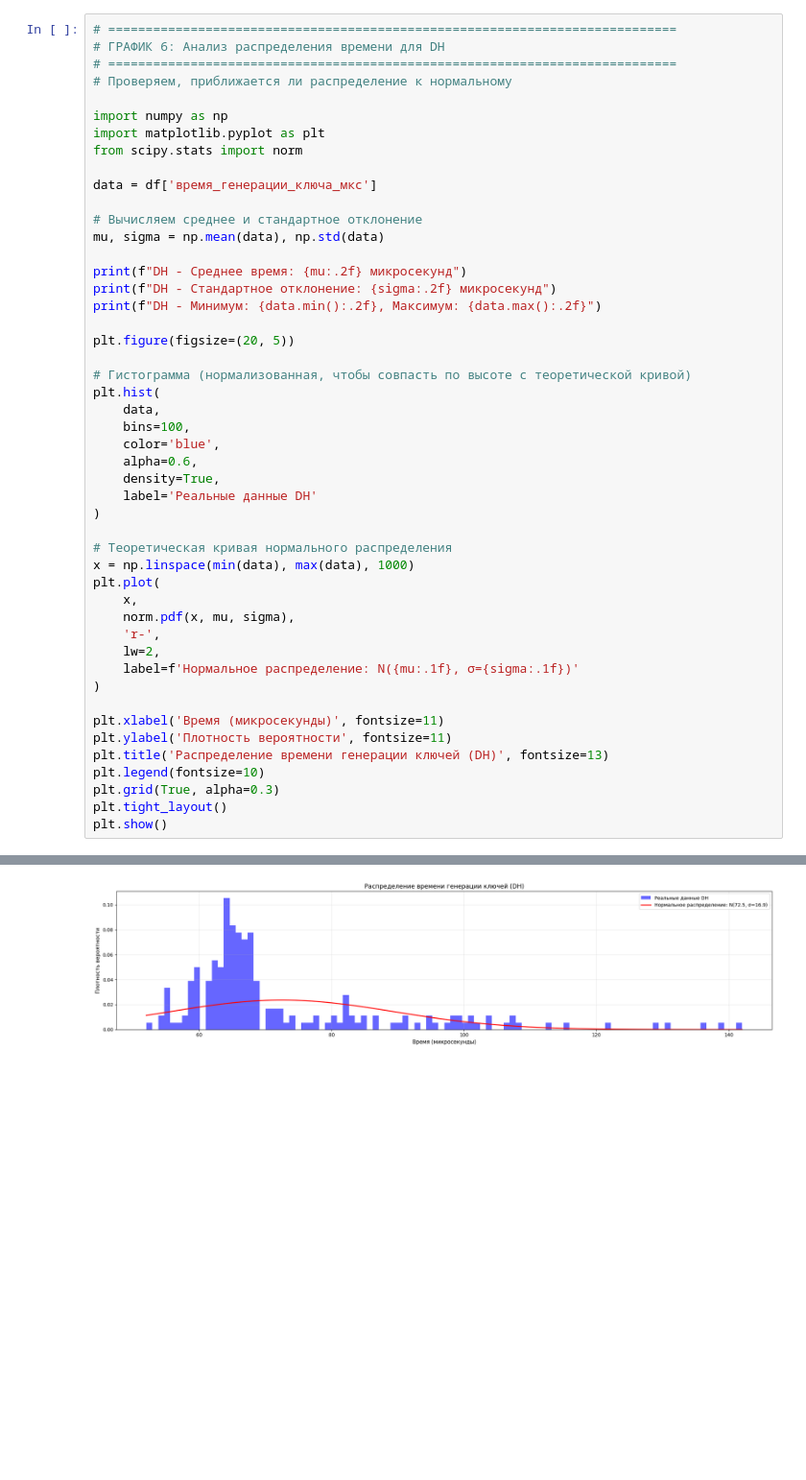
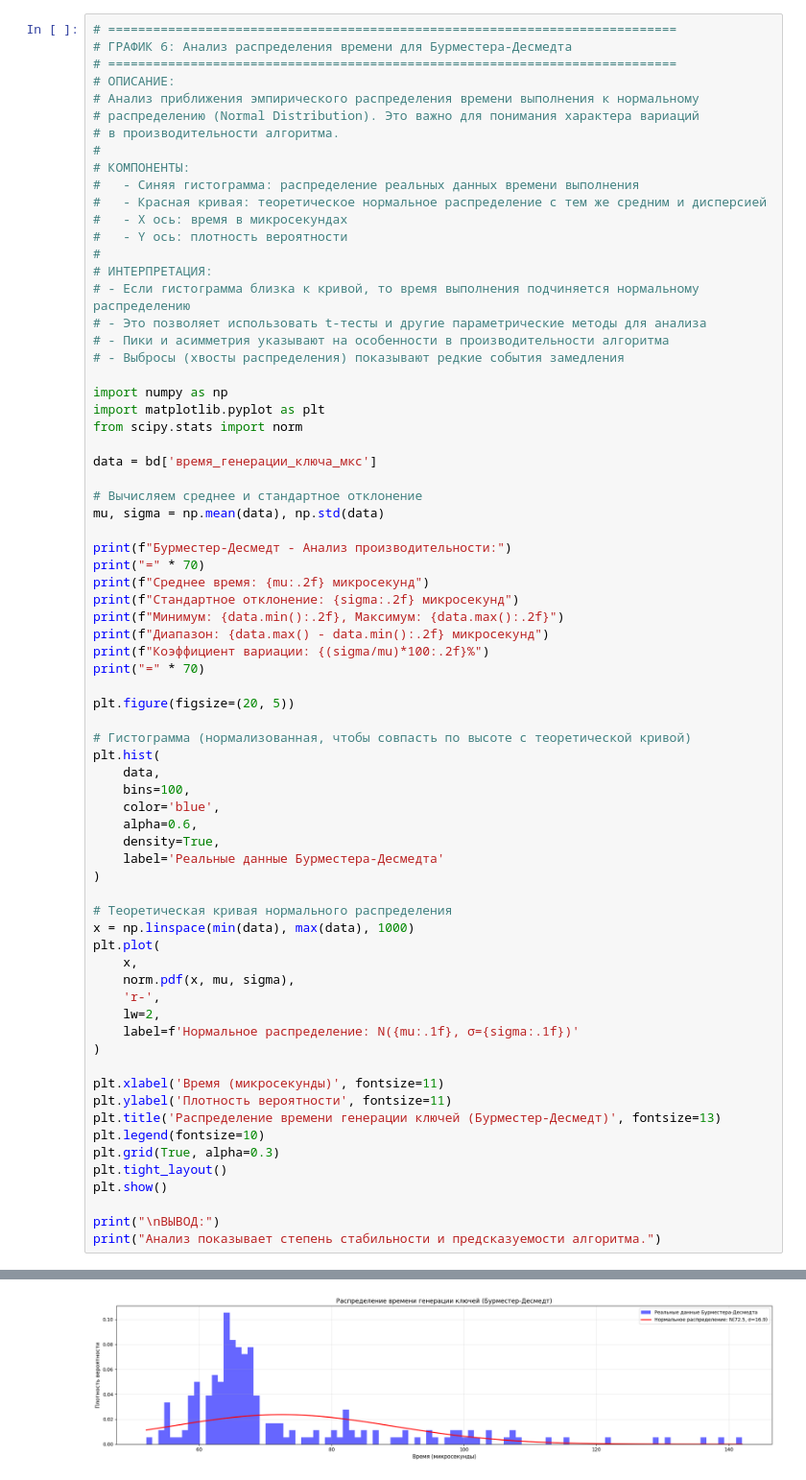
Before and after one commit to GeeZiX84/ECDH, a Jupyter notebook: analitycs.ipynb, the cells around one changed output, grey strips where cells are left out. Shown: that part at 96% size. Drawn from its saved outputs; the diff is of its cells as text; blank space fills up the shorter version.

```diff
--- a/analitycs.ipynb
+++ b/analitycs.ipynb
@@ -312,21 +398,41 @@ plt.show()
 # %%
 # ============================================================================
-# ГРАФИК 6: Анализ распределения времени для DH
+# ГРАФИК 6: Анализ распределения времени для Бурместера-Десмедта
 # ============================================================================
-# Проверяем, приближается ли распределение к нормальному
+# ОПИСАНИЕ:
+# Анализ приближения эмпирического распределения времени выполнения к нормальному
+# распределению (Normal Distribution). Это важно для понимания характера вариаций
+# в производительности алгоритма.
+#
+# КОМПОНЕНТЫ:
+#   - Синяя гистограмма: распределение реальных данных времени выполнения
+#   - Красная кривая: теоретическое нормальное распределение с тем же средним и дисперсией
+#   - X ось: время в микросекундах
+#   - Y ось: плотность вероятности
+#
+# ИНТЕРПРЕТАЦИЯ:
+# - Если гистограмма близка к кривой, то время выполнения подчиняется нормальному распределению
+# - Это позволяет использовать t-тесты и другие параметрические методы для анализа
+# - Пики и асимметрия указывают на особенности в производительности алгоритма
+# - Выбросы (хвосты распределения) показывают редкие события замедления
 
 import numpy as np
 import matplotlib.pyplot as plt
 from scipy.stats import norm
 
-data = df['время_генерации_ключа_мкс']
+data = bd['время_генерации_ключа_мкс']
 
 # Вычисляем среднее и стандартное отклонение
 mu, sigma = np.mean(data), np.std(data)
 
-print(f"DH - Среднее время: {mu:.2f} микросекунд")
-print(f"DH - Стандартное отклонение: {sigma:.2f} микросекунд")
-print(f"DH - Минимум: {data.min():.2f}, Максимум: {data.max():.2f}")
+print(f"Бурместер-Десмедт - Анализ производительности:")
+print("=" * 70)
+print(f"Среднее время: {mu:.2f} микросекунд")
+print(f"Стандартное отклонение: {sigma:.2f} микросекунд")
+print(f"Минимум: {data.min():.2f}, Максимум: {data.max():.2f}")
+print(f"Диапазон: {data.max() - data.min():.2f} микросекунд")
+print(f"Коэффициент вариации: {(sigma/mu)*100:.2f}%")
+print("=" * 70)
 
 plt.figure(figsize=(20, 5))
 
@@ -337,7 +443,7 @@ plt.hist(
     color='blue',
     alpha=0.6,
     density=True,
-    label='Реальные данные DH'
+    label='Реальные данные Бурместера-Десмедта'
 )
 
 # Теоретическая кривая нормального распределения
@@ -352,9 +458,12 @@ plt.plot(
 
 plt.xlabel('Время (микросекунды)', fontsize=11)
 plt.ylabel('Плотность вероятности', fontsize=11)
-plt.title('Распределение времени генерации ключей (DH)', fontsize=13)
+plt.title('Распределение времени генерации ключей (Бурместер-Десмедт)', fontsize=13)
 plt.legend(fontsize=10)
 plt.grid(True, alpha=0.3)
 plt.tight_layout()
 plt.show()
+
+print("\nВЫВОД:")
+print("Анализ показывает степень стабильности и предсказуемости алгоритма.")
 # %% [output]
@@ -364 +478 @@ DH - Минимум: 52.00, Максимум: 142.00
-[figure, old version]
+[figure, new version]
```
Also changed, not shown: parts of 15 cells of this notebook, 11 other files.
